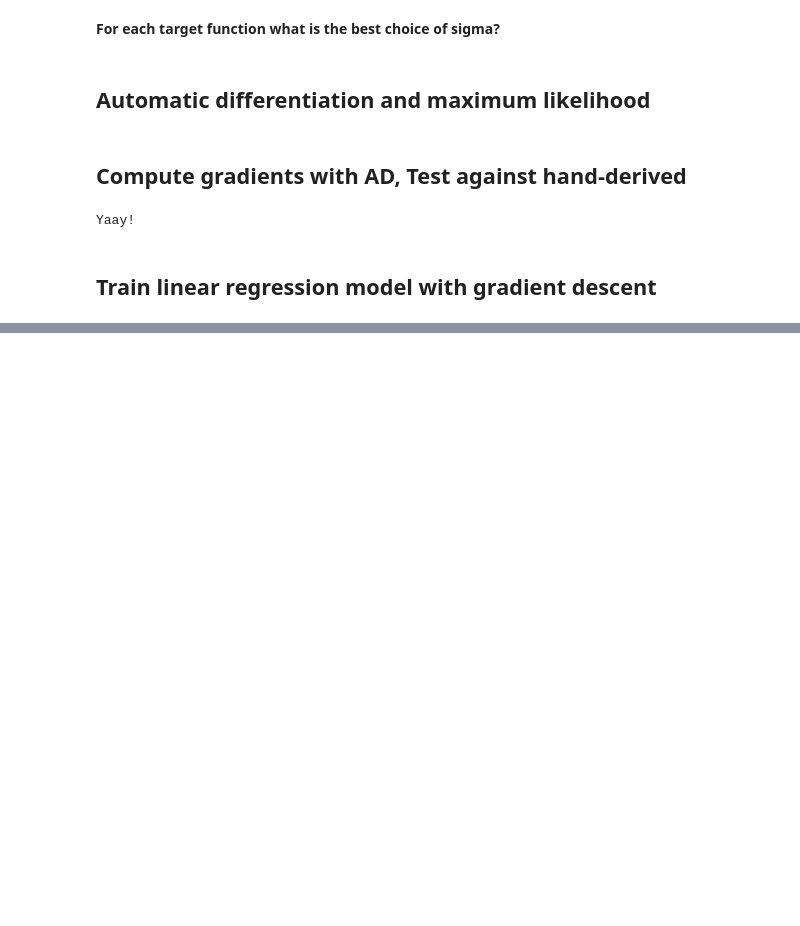
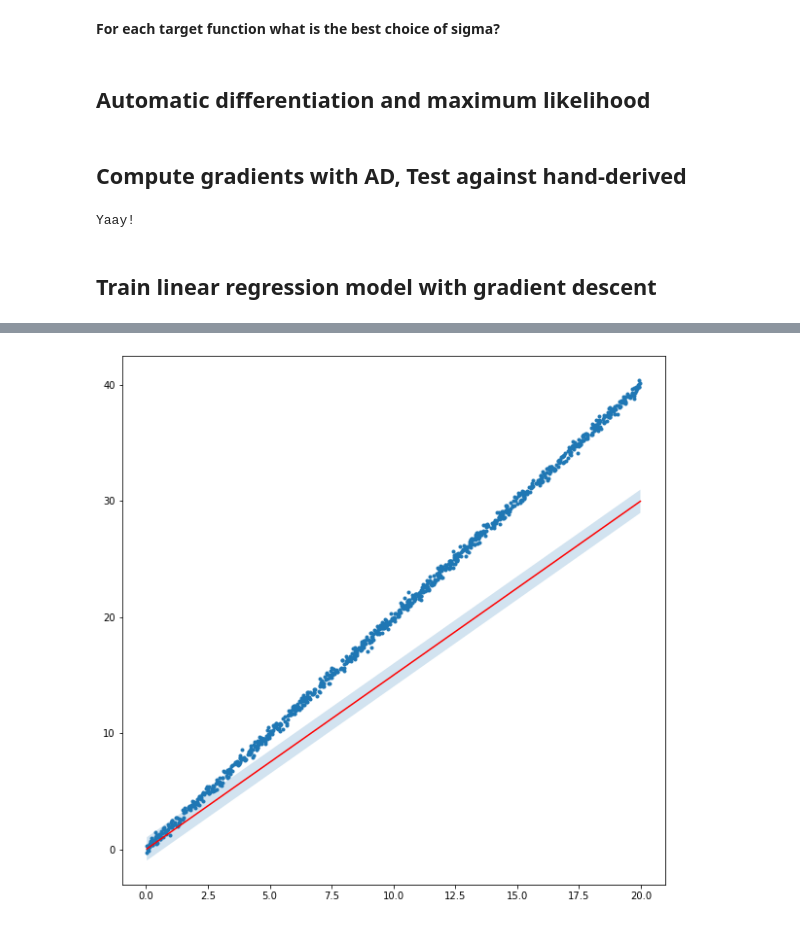
Before and after one commit to mrsalehi/csc2506-prob-learn-reason, a Jupyter notebook: Assignment-1/Q3.ipynb, the cells around one changed output, grey strips where cells are left out. Saved outputs shown, nothing was run; the diff lists cells and outputs as text; code cells hidden in the pictures; blank space fills up the shorter version.

```diff
--- a/Assignment-1/Q3.ipynb
+++ b/Assignment-1/Q3.ipynb
@@ -201,7 +201,10 @@ Yaay!
 ## Model Negative Log-likelihood
 # %%
 def lr_model_nll(beta, X, y, sigma):
-    return -jnp.sum(gaussian_log_likelihood(X.T.dot(beta), sigma, y))
+    """
+    This function takes the average nll loss not the sum!
+    """
+    return -jnp.mean(gaussian_log_likelihood(X.T.dot(beta), sigma, y))
 # %% [markdown]
 ## Compute Negative-Log-Likelihood on data
 # %%
@@ -262,3 +265,18 @@ print('Yaay!')
 Yaay!
 # %% [markdown]
 ## Train linear regression model with gradient descent
+# %%
+def train_lin_reg(target_f, beta_init, bs=100, lr=1e-6, iters=1000, sigma_model=1.,
+                  print_every=1000):
+    beta_curr = beta_init
+
+    grad_fn = grad(lr_model_nll, argnums=0)
+
+    for i in range(iters):
+        X, y = sample_batch(target_f1, 1000)
+        loss = lr_model_nll(beta_curr, X, y, sigma_model)
+        if i % print_every == 0:
+            print(f'iteration {i}, loss: {loss}, beta: {beta_curr}')
+        grad_beta = grad_fn(beta_curr, X, y, sigma_model)
+        beta_curr = beta_curr - lr * grad_beta
+    return beta_curr
@@ -264,0 +285,3 @@ Yaay!
+# %%
+beta_init = -1045.43
+beta_learned_f1 = train_lin_reg(target_f1, lr=1e-5, iters= 10000, beta_init=beta_init, print_every=1000)
@@ -264,0 +299,12 @@ Yaay!
+# %%
+y_hat = (X.T @ jnp.array([beta_learned_f1])).ravel()
+X_sorted, y_sorted, y_hat_sorted = sort_data(X[0], y, y_hat)
+
+plt.figure(figsize=(10, 10))
+plt.plot(X_sorted, y_sorted, '.');
+plt.plot(X_sorted, y_hat_sorted, 'r');
+uncertainty = [1.] * len(y_hat_sorted)
+plt.fill_between(X_sorted, y_hat_sorted.copy()-uncertainty,
+                 y_hat_sorted.copy()+uncertainty, alpha=0.2);
+# %% [output]
+[figure, added]
```
Also changed, not shown: parts of 8 cells of this notebook.
